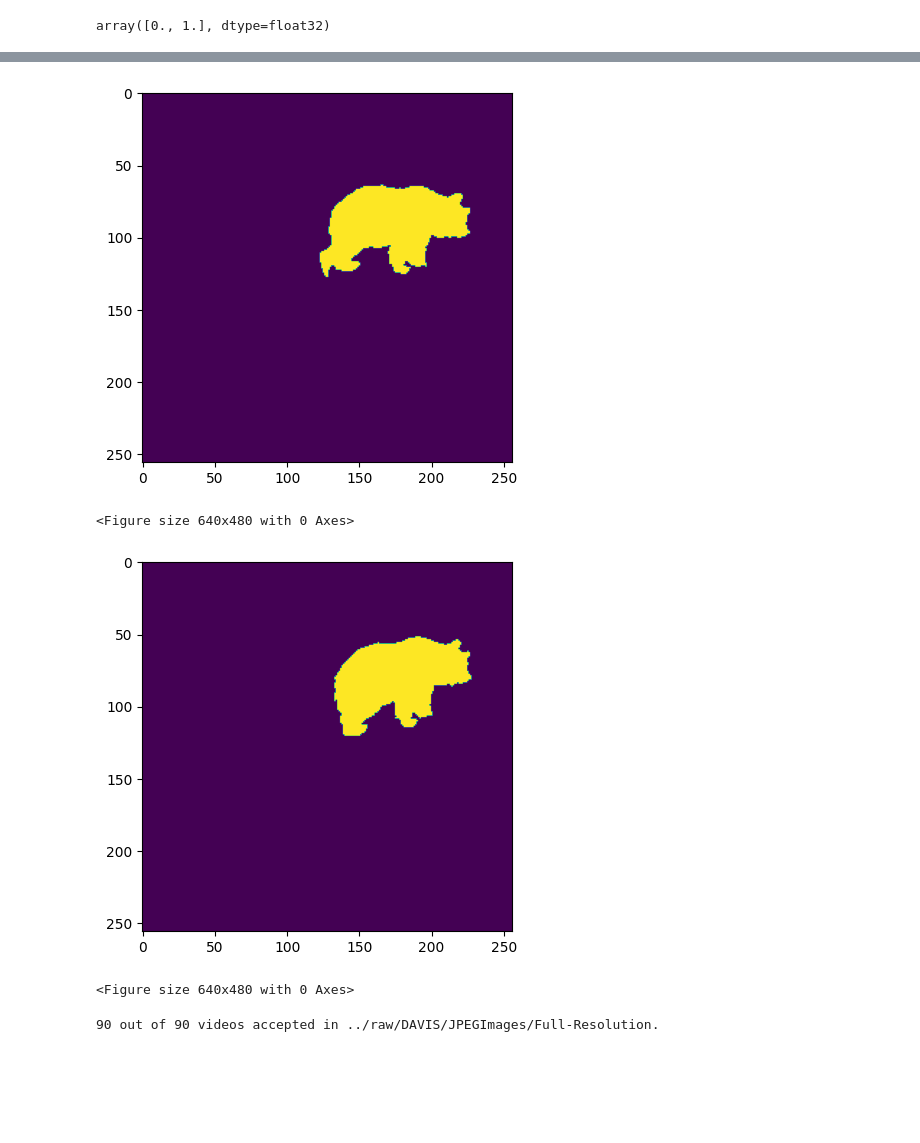
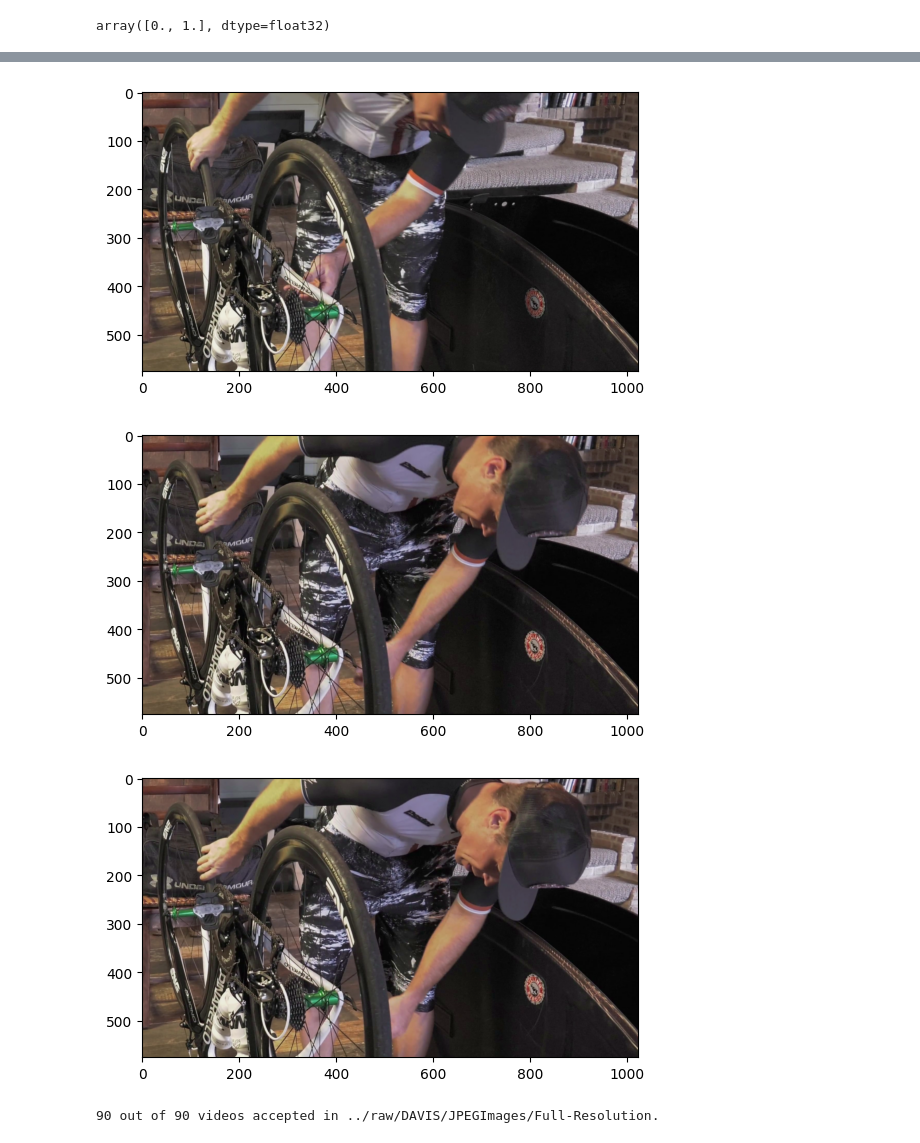
Before and after one commit to SpiderNitt/project-c, a Jupyter notebook: dataloaders/davis_testing.ipynb, the cells around one changed output, grey strips where cells are left out. Cells and saved outputs as stored; diff of their text form; code cells hidden in the pictures; blank space fills up the shorter version.

```diff
--- a/dataloaders/davis_testing.ipynb
+++ b/dataloaders/davis_testing.ipynb
@@ -33,8 +33,8 @@ config = {
     "dataset": {
         "root_dir": "../raw/DAVIS/",
         "batch_size": 1,
-        "max_num_obj": 1,
-        "num_frames": 2,
+        "max_num_obj": 3,
+        "num_frames": 3,
         "max_jump": 5,
         "num_workers": 0,
         "pin_memory": True,
@@ -97,6 +97,5 @@ plt.imshow(x[0]["gt_mask"][0])
 # %%
-for i in range(1):
-    # plt.imshow(x[0]['image'][i][0], cmap='gray')
+for i in range(2):
     plt.imshow(x[0]['prev_masks'][i][0], cmap='jet', alpha=0.5)
     plt.figure()
 # %% [output]
@@ -105,17 +111,11 @@ for i in range(1):
 # %%
-for i in range(1):
-    plt.imshow(x[0]['prev_masks'][0][i])
+for i in range(3):
     plt.figure()
+    plt.imshow(x[0]['image'][i].permute(1, 2, 0), cmap='gray')
 # %% [output]
-[figure, old version]
+[figure, new version]
-<Figure size 640x480 with 0 Axes>
+[figure, added]
+[figure, added]
-# %%
-for i in range(1):
-    plt.imshow(x[0]['prev_masks'][0][i])
-    plt.figure()
-# %% [output]
-[figure, removed]
-<Figure size 640x480 with 0 Axes>
 # %%
 from os import path
 bl_root = "DAVIS"
```
Also changed, not shown: parts of 10 cells of this notebook, 2 other files.
